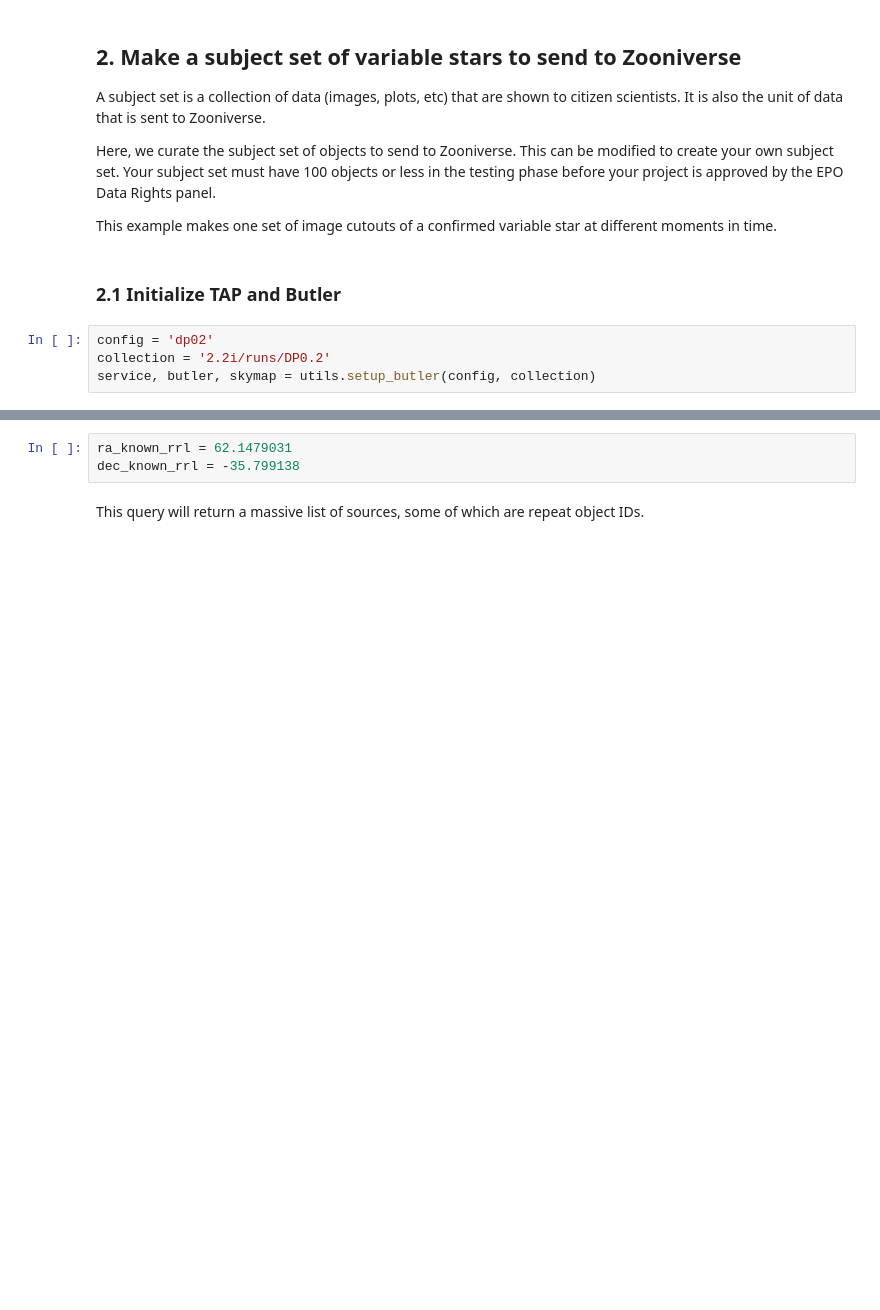
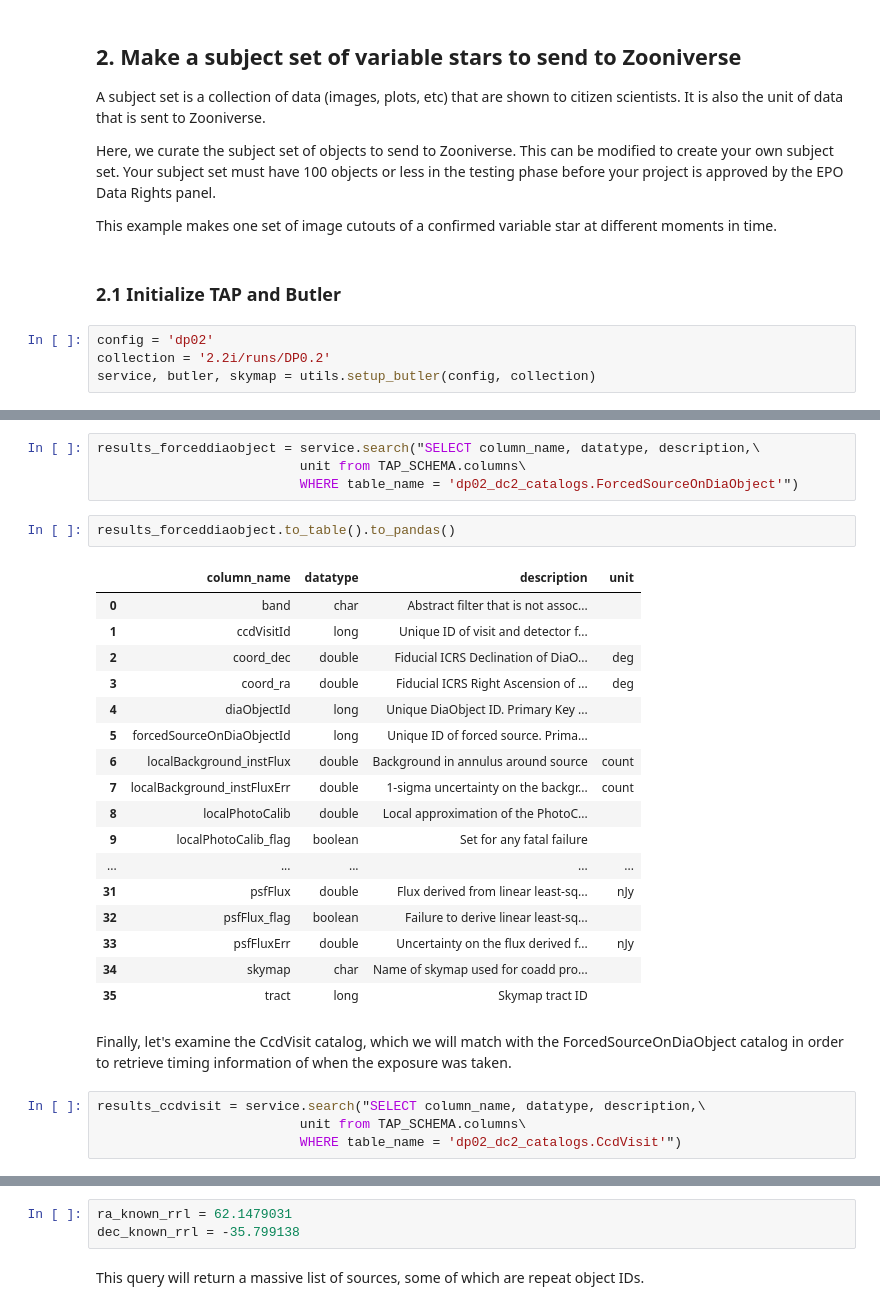
Before and after one commit to lsst-epo/citizen-science-notebooks, a Jupyter notebook: variable_stars_becky.ipynb, the cells around one changed output, grey strips where cells are left out. Saved outputs shown, nothing was run; the diff lists cells and outputs as text; blank space fills up the shorter version.

```diff
--- a/variable_stars_becky.ipynb
+++ b/variable_stars_becky.ipynb
@@ -127,0 +158,30 @@ service, butler, skymap = utils.setup_butler(config, collection)
+# %%
+results_forceddiaobject = service.search("SELECT column_name, datatype, description,\
+                          unit from TAP_SCHEMA.columns\
+                          WHERE table_name = 'dp02_dc2_catalogs.ForcedSourceOnDiaObject'")
+# %%
+results_forceddiaobject.to_table().to_pandas()
+# %% [output]
+|  | column_name | datatype | description | unit |
+| 0 | band | char | Abstract filter that is not assoc... |  |
+| 1 | ccdVisitId | long | Unique ID of visit and detector f... |  |
+| 2 | coord_dec | double | Fiducial ICRS Declination of DiaO... | deg |
+| 3 | coord_ra | double | Fiducial ICRS Right Ascension of ... | deg |
+| 4 | diaObjectId | long | Unique DiaObject ID. Primary Key ... |  |
+| 5 | forcedSourceOnDiaObjectId | long | Unique ID of forced source. Prima... |  |
+| 6 | localBackground_instFlux | double | Background in annulus around source | count |
+| 7 | localBackground_instFluxErr | double | 1-sigma uncertainty on the backgr... | count |
+| 8 | localPhotoCalib | double | Local approximation of the PhotoC... |  |
+| 9 | localPhotoCalib_flag | boolean | Set for any fatal failure |  |
+| ... | ... | ... | ... | ... |
+| 31 | psfFlux | double | Flux derived from linear least-sq... | nJy |
+| 32 | psfFlux_flag | boolean | Failure to derive linear least-sq... |  |
+| 33 | psfFluxErr | double | Uncertainty on the flux derived f... | nJy |
+| 34 | skymap | char | Name of skymap used for coadd pro... |  |
+| 35 | tract | long | Skymap tract ID |  |
+# %% [markdown]
+Finally, let's examine the CcdVisit catalog, which we will match with the ForcedSourceOnDiaObject catalog in order to retrieve timing information of when the exposure was taken.
+# %%
+results_ccdvisit = service.search("SELECT column_name, datatype, description,\
+                          unit from TAP_SCHEMA.columns\
+                          WHERE table_name = 'dp02_dc2_catalogs.CcdVisit'")
```
Also changed, not shown: parts of 12 cells of this notebook.
